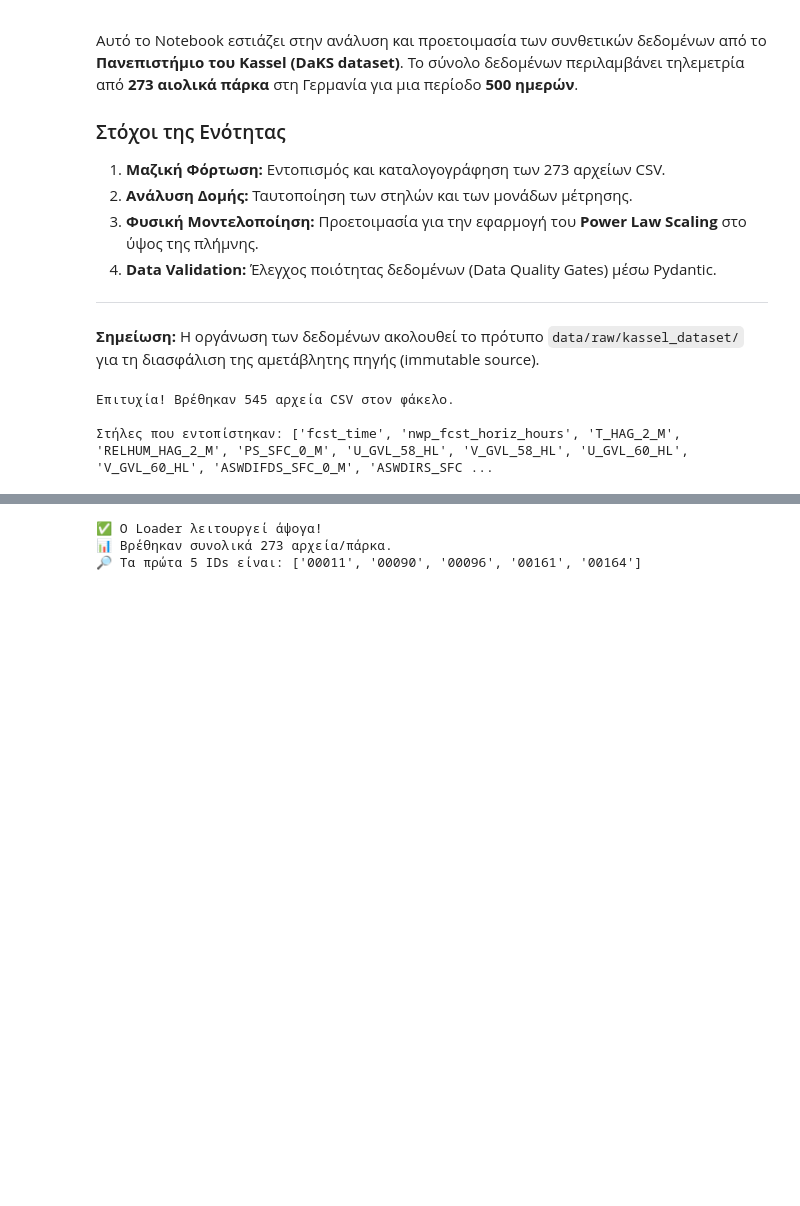
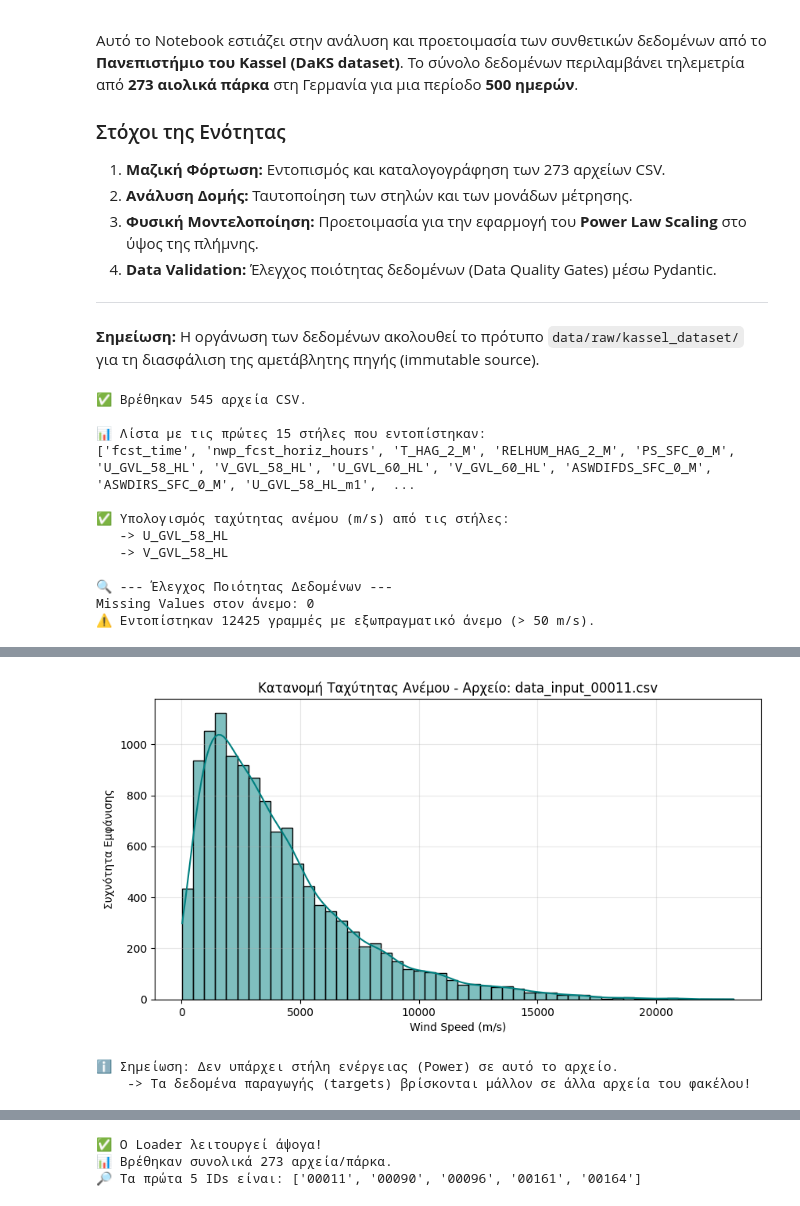
Before and after one commit to Dionysis33/WindPower_DigitalTwin, a Jupyter notebook: notebooks/02_kassel_exploration.ipynb, the cells around one changed output, grey strips where cells are left out. Saved outputs shown, nothing was run; the diff lists cells and outputs as text; code cells hidden in the pictures; blank space fills up the shorter version.

```diff
--- a/notebooks/02_kassel_exploration.ipynb
+++ b/notebooks/02_kassel_exploration.ipynb
@@ -13,21 +13,79 @@
 **Σημείωση:** Η οργάνωση των δεδομένων ακολουθεί το πρότυπο `data/raw/kassel_dataset/` για τη διασφάλιση της αμετάβλητης πηγής (immutable source).
 # %%
 import pandas as pd
+import numpy as np
 import glob
 import os
+import matplotlib.pyplot as plt
+import seaborn as sns
 
 # 1. Εντοπισμός των αρχείων
 raw_data_path = "../data/raw/kassel_dataset/"
 all_files = glob.glob(os.path.join(raw_data_path, "*.csv"))
 
-print(f"Επιτυχία! Βρέθηκαν {len(all_files)} αρχεία CSV στον φάκελο.")
+print(f"✅ Βρέθηκαν {len(all_files)} αρχεία CSV.")
 
-# 2. Διάβασμα ενός δείγματος (το πρώτο αρχείο)
 if all_files:
-    sample_df = pd.read_csv(all_files[0])
-    print(f"\nΣτήλες που εντοπίστηκαν: {list(sample_df.columns)}")
-    display(sample_df.head())
+    # 2. Διάβασμα δείγματος με το σωστό διαχωριστικό (sep=';')
+    sample_df = pd.read_csv(all_files[0], sep=';')
+
+    # Καθαρισμός κενών στα ονόματα των στηλών (πολύ σημαντικό!)
+    sample_df.columns = [c.strip() for c in sample_df.columns]
+
+    print(f"\n📊 Λίστα με τις πρώτες 15 στήλες που εντοπίστηκαν:")
+    print(list(sample_df.columns)[:15])
+
+    # 3. Υπολογισμός Ταχύτητας Ανέμου (Wind Speed) από U και V διανύσματα
+    # Ψάχνουμε δυναμικά για στήλες που ξεκινάνε από U_ και V_
+    u_cols = [col for col in sample_df.columns if col.startswith('U_')]
+    v_cols = [col for col in sample_df.columns if col.startswith('V_')]
+
+    if u_cols and v_cols:
+        u_col = u_cols[0] # Παίρνουμε το πρώτο διαθέσιμο ύψος
+        v_col = v_cols[0]
+        print(f"\n✅ Υπολογισμός ταχύτητας ανέμου (m/s) από τις στήλες:\n   -> {u_col}\n   -> {v_col}")
+
+        # Μαθηματικός υπολογισμός (V = sqrt(U^2 + V^2))
+        sample_df['wind_speed_calc'] = np.sqrt(sample_df[u_col]**2 + sample_df[v_col]**2)
+
+        # 4. Έλεγχος Outliers του Καθηγητή
+        print("\n🔍 --- Έλεγχος Ποιότητας Δεδομένων ---")
+        missing_wind = sample_df['wind_speed_calc'].isna().sum()
+        print(f"Missing Values στον άνεμο: {missing_wind}")
+
+        # Έλεγχος για "Φυσικά" Outliers (> 50 m/s είναι τυφώνας!)
+        extreme_wind = sample_df[sample_df['wind_speed_calc'] > 50]
+        print(f"⚠️ Εντοπίστηκαν {len(extreme_wind)} γραμμές με εξωπραγματικό άνεμο (> 50 m/s).")
+
+        # 5. Οπτικοποίηση (Αυτό θα αρέσει πολύ στο meeting!)
+        plt.figure(figsize=(10, 5))
+        sns.histplot(sample_df['wind_speed_calc'], bins=50, kde=True, color='teal')
+        plt.title(f"Κατανομή Ταχύτητας Ανέμου - Αρχείο: {os.path.basename(all_files[0])}")
+        plt.xlabel("Wind Speed (m/s)")
+        plt.ylabel("Συχνότητα Εμφάνισης")
+        plt.grid(True, alpha=0.3)
+        plt.show()
+
+    else:
+        print("\n❌ Δεν βρέθηκαν στήλες U και V για τον υπολογισμό του ανέμου.")
+
+    # 6. Ψάχνουμε αν τελικά υπάρχει κάπου η στήλη παραγωγής (Power)
+    power_cols = [col for col in sample_df.columns if 'power' in col.lower() or 'target' in col.lower()]
+    if power_cols:
+        print(f"\n✅ Βρέθηκε στήλη παραγωγής/στόχου: {power_cols[0]}")
+    else:
+        print("\nℹ️ Σημείωση: Δεν υπάρχει στήλη ενέργειας (Power) σε αυτό το αρχείο.")
+        print("    -> Τα δεδομένα παραγωγής (targets) βρίσκονται μάλλον σε άλλα αρχεία του φακέλου!")
 # %% [output]
-Επιτυχία! Βρέθηκαν 545 αρχεία CSV στον φάκελο.
+✅ Βρέθηκαν 545 αρχεία CSV.
 
-Στήλες που εντοπίστηκαν: ['fcst_time', 'nwp_fcst_horiz_hours', 'T_HAG_2_M', 'RELHUM_HAG_2_M', 'PS_SFC_0_M', 'U_GVL_58_HL', 'V_GVL_58_HL', 'U_GVL_60_HL', 'V_GVL_60_HL', 'ASWDIFDS_SFC_0_M', 'ASWDIRS_SFC ...
+📊 Λίστα με τις πρώτες 15 στήλες που εντοπίστηκαν:
+['fcst_time', 'nwp_fcst_horiz_hours', 'T_HAG_2_M', 'RELHUM_HAG_2_M', 'PS_SFC_0_M', 'U_GVL_58_HL', 'V_GVL_58_HL', 'U_GVL_60_HL', 'V_GVL_60_HL', 'ASWDIFDS_SFC_0_M', 'ASWDIRS_SFC_0_M', 'U_GVL_58_HL_m1',  ...
+
+✅ Υπολογισμός ταχύτητας ανέμου (m/s) από τις στήλες:
+   -> U_GVL_58_HL
+   -> V_GVL_58_HL
+
+🔍 --- Έλεγχος Ποιότητας Δεδομένων ---
+Missing Values στον άνεμο: 0
+⚠️ Εντοπίστηκαν 12425 γραμμές με εξωπραγματικό άνεμο (> 50 m/s).
@@ -40,3 +92,6 @@ if all_files:
+[figure, added]
+ℹ️ Σημείωση: Δεν υπάρχει στήλη ενέργειας (Power) σε αυτό το αρχείο.
+    -> Τα δεδομένα παραγωγής (targets) βρίσκονται μάλλον σε άλλα αρχεία του φακέλου!
 # %%
 import numpy as np
 import sys
```
Also changed, not shown: parts of 5 cells of this notebook.
